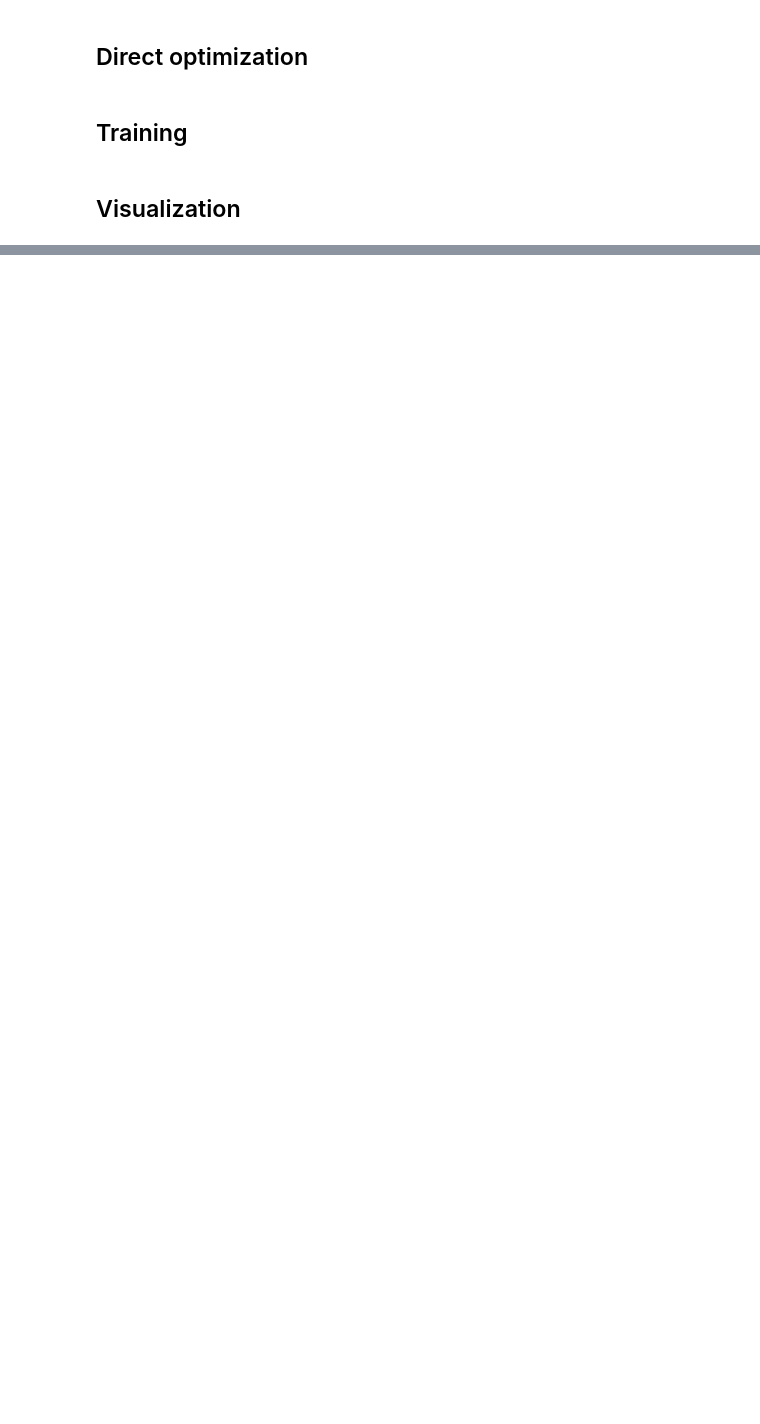
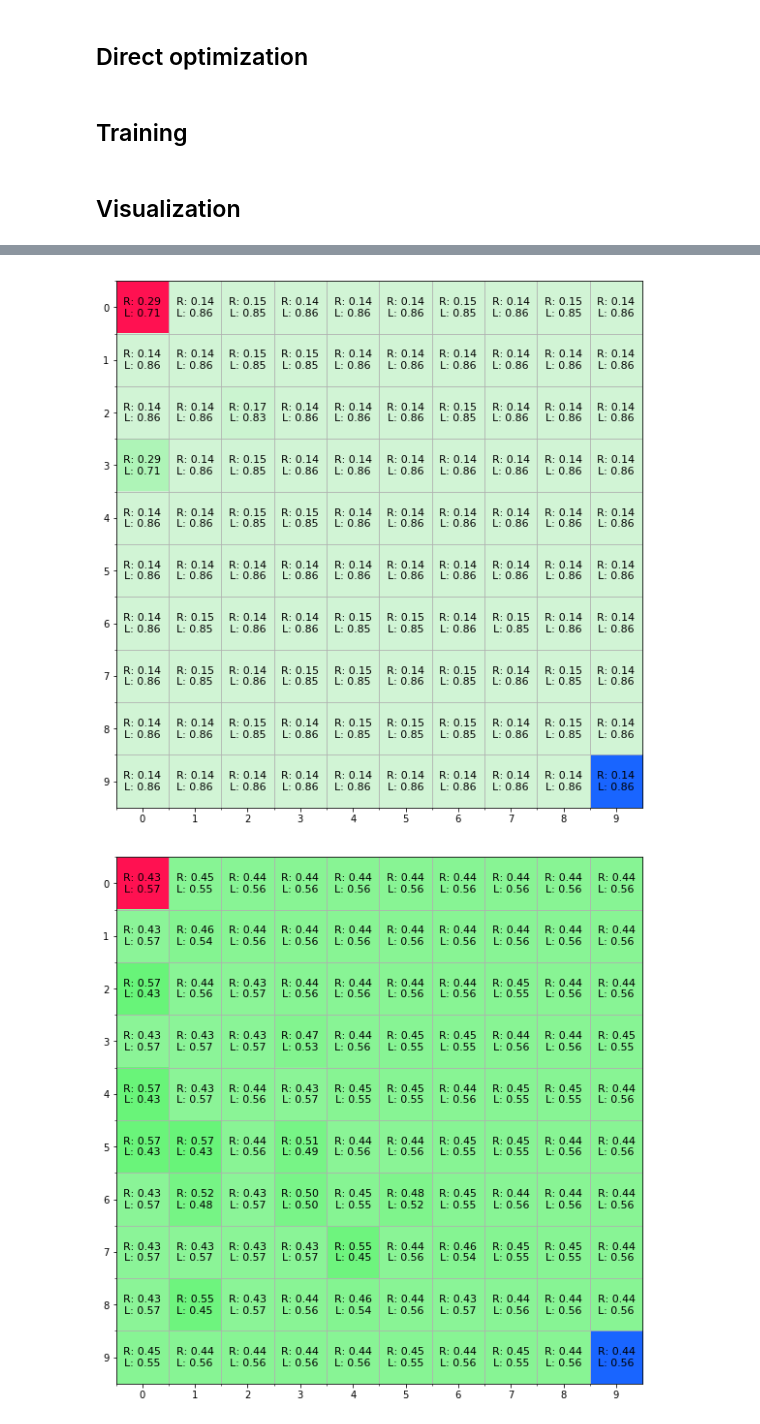
Before and after one commit to GuyLor/Direct-Policy-Gradients, a Jupyter notebook: deep_sea_treasure.ipynb, the cells around one changed output, grey strips where cells are left out. Drawn from its saved outputs; the diff is of its cells as text; code cells hidden in the pictures; blank space fills up the shorter version.

```diff
--- a/deep_sea_treasure.ipynb
+++ b/deep_sea_treasure.ipynb
@@ -638,0 +647,7 @@ epsilon=1.4, success ratio: 0.0010
+# %%
+# Visualization of the learnt action probs: mean across all seeds
+for mqv in means_qv:
+    play(mean_qv=mqv)
+# %% [output]
+[figure, added]
+[figure, added]
```
Also changed, not shown: parts of 7 cells of this notebook.
